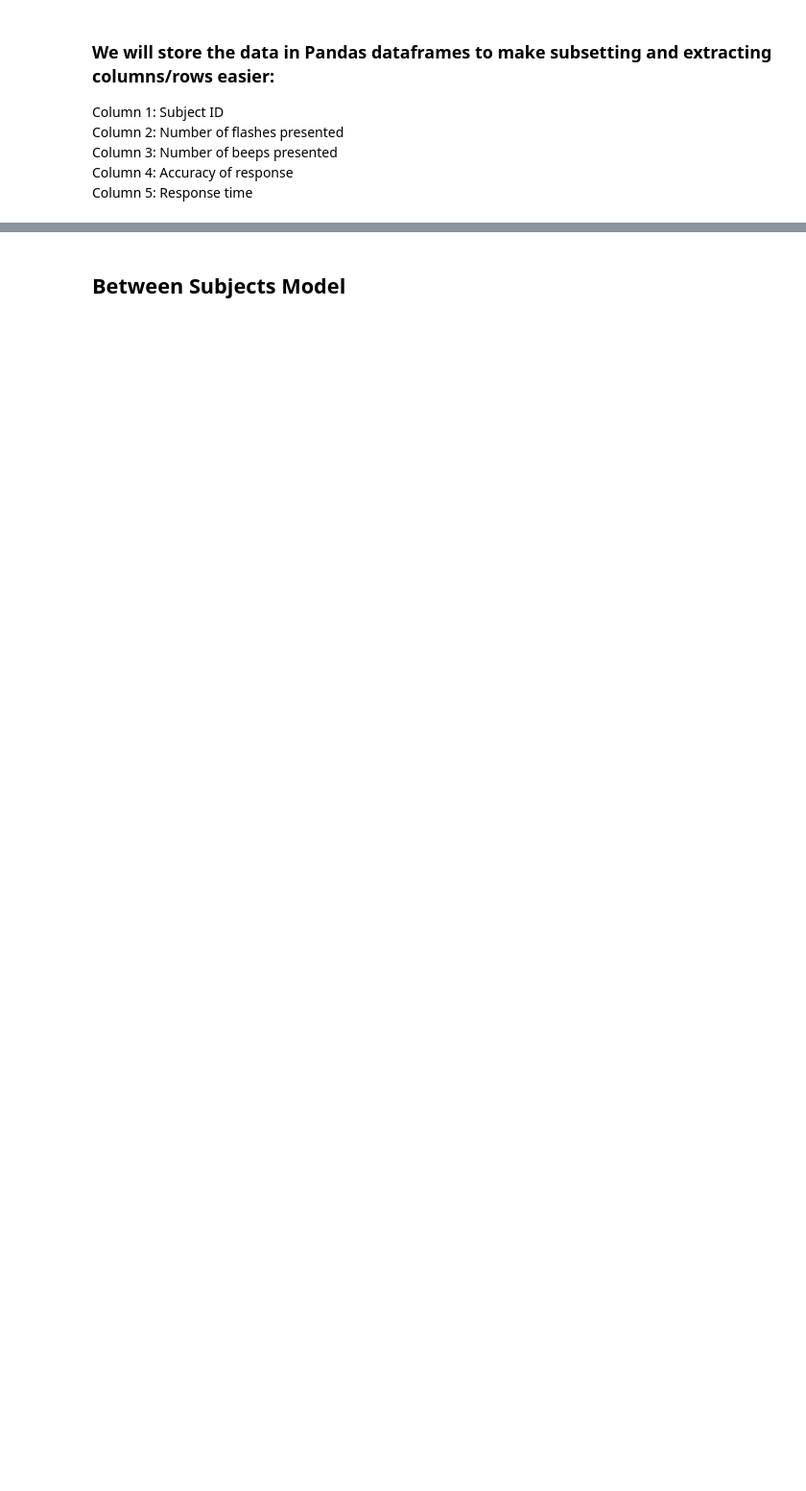
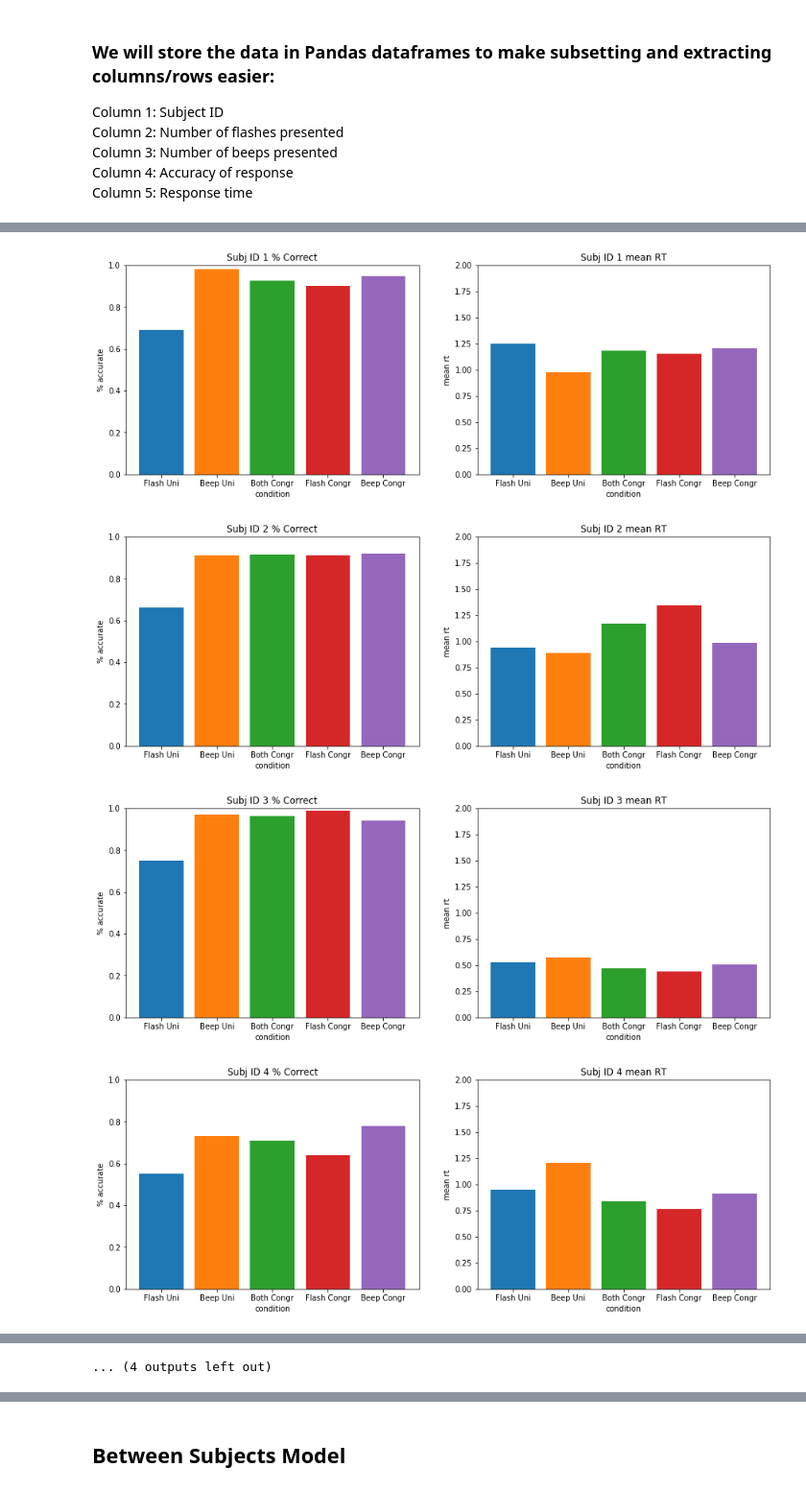
Before and after one commit to chauedwin/NumerosityHDDM, a Jupyter notebook: NewExperiment.ipynb, the cells around one changed output, grey strips where cells are left out. Shown at 96% size. Cells and saved outputs as stored; diff of their text form; code cells hidden in the pictures; blank space fills up the shorter version.

```diff
--- a/NewExperiment.ipynb
+++ b/NewExperiment.ipynb
@@ -156,8 +163,8 @@ def calcstderr(data, col):
     return(num/count)
 # %%
 # if subject id is not given, plot the means including std
-def plotbars(flashuni, beepuni, flashcongr, beepcongr, title1, title2, subjid = 0):
-    if (subjid != 0):
+def plotbars(flashuni, beepuni, flashcongr, beepcongr, title1, title2, subjid = -1):
+    if (subjid != -1):
         flashuni = flashuni.loc[flashuni['subj_idx'] == subjid]
         beepuni = beepuni.loc[beepuni['subj_idx'] == subjid]
         flashcongr = flashcongr.loc[flashcongr['subj_idx'] == subjid]
@@ -202,7 +209,7 @@ def plotbars(flashuni, beepuni, flashcongr, beepcongr, title1, title2, subjid =
     y_pos = np.arange(len(objects))
     performance = [flashunirt, beepunirt, allcongrrt, flashcongrrt, beepcongrrt]
 
-    if (subjid == 0):
+    if (subjid == -1):
         flashunirterr = calcstderr(flashuni, 'rt')
         beepunirterr = calcstderr(beepuni, 'rt')
         flashcongrrterr = calcstderr(flashcongr, 'rt')
@@ -238,0 +225,11 @@ plotbars(unif, unib, congrf, congrb, "Percent Correct", "mean RT")
+# %%
+for i in np.arange(max(unif['subj_idx'])):
+    plotbars(unif, unib, congrf, congrb, "Subj ID " + str(int(i + 1)) + " % Correct",
+             "Subj ID " + str(int(i + 1)) + " mean RT", int(i + 1))
+
+plotbars(unif, unib, congrf, congrb, "Percent Correct", "mean RT")
+# %% [output]
+[figure, added]
+[figure, added]
+[figure, added]
+[figure, added]
@@ -239,2 +244,3 @@ plotbars(unif, unib, congrf, congrb, "Percent Correct", "mean RT")
+... (4 outputs left out)
 # %% [markdown]
 ### We want to drop rows where rt is less than 50ms(0.05 seconds) or more than 10 seconds
```
Also changed, not shown: parts of 11 cells of this notebook.
